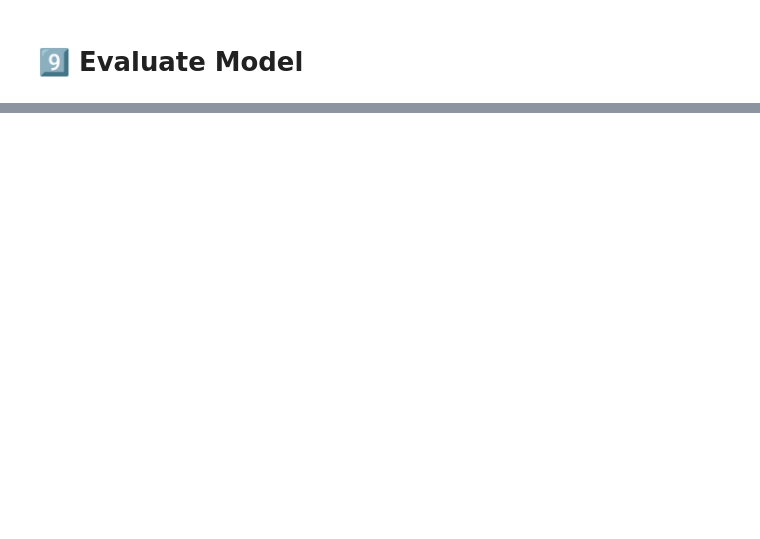
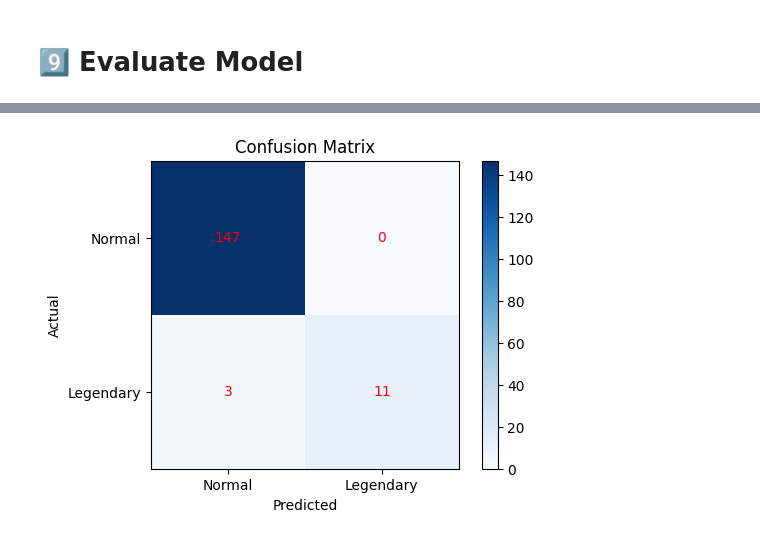
Before and after one commit to ibaame/kaust, a Jupyter notebook: Exercises/day_1/Day1_exercise.ipynb, the cells around one changed output, grey strips where cells are left out. Cells and saved outputs as stored; diff of their text form; code cells hidden in the pictures; blank space fills up the shorter version.

```diff
--- a/Exercises/day_1/Day1_exercise.ipynb
+++ b/Exercises/day_1/Day1_exercise.ipynb
@@ -151,6 +147,12 @@ X = df_clean[feature_cols]
 y = df_clean['is_legendary']
 
 # TODO: Split data with stratification (test_size=0.2, random_state=42)
-X_train, X_test, y_train, y_test = # YOUR CODE HERE
+# YOUR CODE HERE
+X_train, X_test, y_train, y_test = train_test_split(
+    X, y,
+    test_size=0.2,
+    random_state=42,
+    stratify=y
+)
 
 print(f"Train: {X_train.shape}, Test: {X_test.shape}")
@@ -157,13 +161,24 @@ print(f"Train: {X_train.shape}, Test: {X_test.shape}")
 # %%
 # TODO: Scale features using StandardScaler
 scaler = StandardScaler()
-X_train_scaled = # YOUR CODE HERE
-X_test_scaled = # YOUR CODE HERE
+# YOUR CODE HERE
+X_train_scaled =  scaler.fit_transform(X_train)
+X_test_scaled = scaler.transform(X_test)
 # %% [markdown]
 # 8️⃣ Train Model
 ### Challenge : Try to get > 97% F1 score
 # %%
 # TODO: Train RandomForestClassifier with class_weight='balanced'
-model = # YOUR CODE HERE
+# YOUR CODE HERE
+model = RandomForestClassifier(
+    n_estimators=500,
+    max_depth=10,
+    min_samples_split=2,
+    class_weight='balanced',
+    random_state=42,
+    n_jobs=-1
+)
 
 # YOUR CODE HERE - fit the model
+model.fit(X_train_scaled, y_train)
+print("Model trained successfully")
@@ -171,7 +188,8 @@ model = # YOUR CODE HERE
 # 9️⃣ Evaluate Model
 # %%
 # TODO: Make predictions and print accuracy
-y_pred = # YOUR CODE HERE
+# YOUR CODE HERE
+y_pred = model.predict(X_test_scaled)
 
 print(f"Accuracy: {accuracy_score(y_test, y_pred):.4f}")
 print(classification_report(y_test, y_pred, target_names=['Normal', 'Legendary']))
@@ -178,16 +206,25 @@ print(classification_report(y_test, y_pred, target_names=['Normal', 'Legendary']
 # %%
 # TODO: Plot confusion matrix
-cm = # YOUR CODE HERE
+
+# YOUR CODE HERE
+
+# how can sure get F1 > 97%
+# increase => n_estimators = 500
+# try => max_depth = 10
+
+cm = confusion_matrix(y_test, y_pred)
 
 plt.figure(figsize=(6, 4))
 plt.imshow(cm, cmap='Blues')
 plt.title('Confusion Matrix')
 plt.colorbar()
 plt.xticks([0, 1], ['Normal', 'Legendary'])
 plt.yticks([0, 1], ['Normal', 'Legendary'])
 for i in range(2):
     for j in range(2):
         plt.text(j, i, cm[i, j], ha='center', va='center', color='red')
 plt.ylabel('Actual')
 plt.xlabel('Predicted')
 plt.show()
+# %% [output]
+[figure, added]
```
Also changed, not shown: parts of 9 cells of this notebook.
